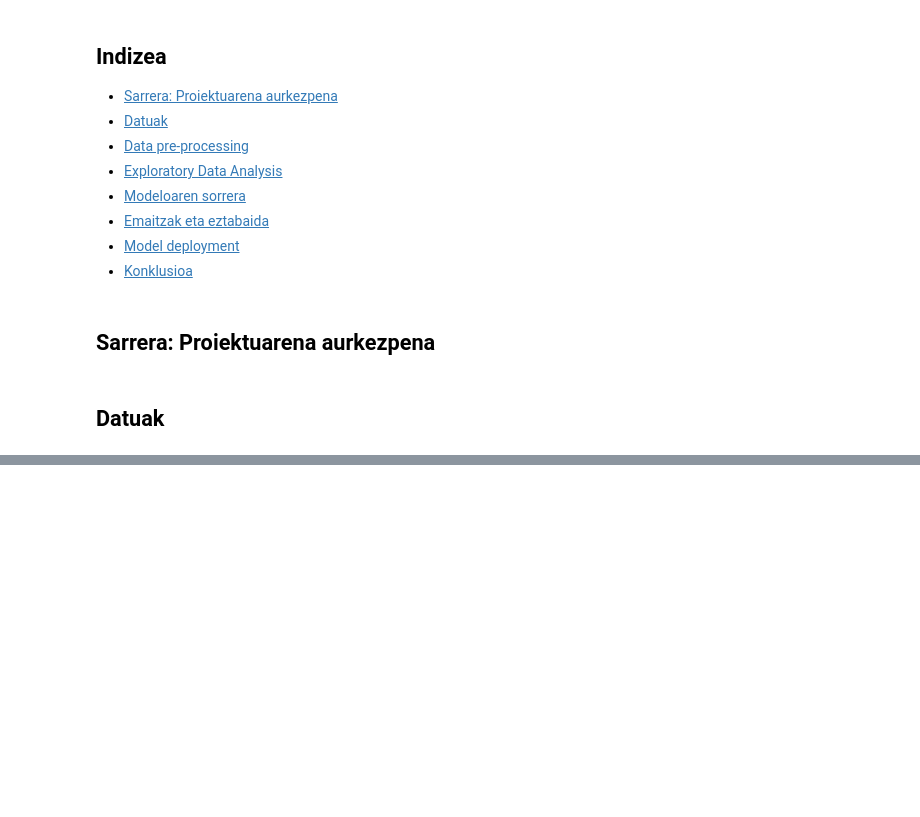
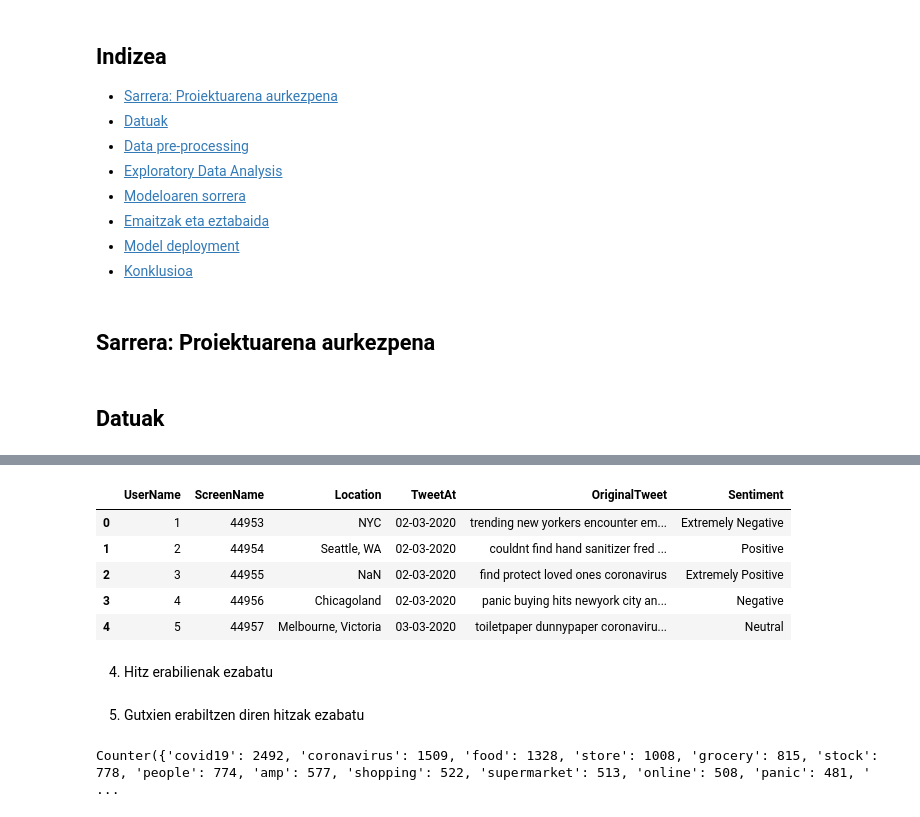
Before and after one commit to Kerman-Sanjuan/Covid-19-Tweet-Sentiment-Analysis, a Jupyter notebook: Proiektua.ipynb, the cells around one changed output, grey strips where cells are left out. Cells and saved outputs as stored; diff of their text form; code cells hidden in the pictures; blank space fills up the shorter version.

```diff
--- a/Proiektua.ipynb
+++ b/Proiektua.ipynb
@@ -26,0 +2776,17 @@ import missingno as msg
+# %%
+STOPWORDS = set(stopwords.words('english'))
+def remove_stopwords(text):
+    """custom function to remove the stopwords"""
+    return " ".join([word for word in str(text).split() if word not in STOPWORDS])
+
+df["OriginalTweet"] = df["OriginalTweet"].apply(lambda text: remove_stopwords(text))
+df.head()
+# %% [output]
+|  | UserName | ScreenName | Location | TweetAt | OriginalTweet | Sentiment |
+| 0 | 1 | 44953 | NYC | 02-03-2020 | trending new yorkers encounter em... | Extremely Negative |
+| 1 | 2 | 44954 | Seattle, WA | 02-03-2020 | couldnt find hand sanitizer fred ... | Positive |
+| 2 | 3 | 44955 | NaN | 02-03-2020 | find protect loved ones coronavirus | Extremely Positive |
+| 3 | 4 | 44956 | Chicagoland | 02-03-2020 | panic buying hits newyork city an... | Negative |
+| 4 | 5 | 44957 | Melbourne, Victoria | 03-03-2020 | toiletpaper dunnypaper coronaviru... | Neutral |
+# %% [markdown]
+4. Hitz erabilienak ezabatu
@@ -26,0 +2800,11 @@ import missingno as msg
+# %% [markdown]
+5. Gutxien erabiltzen diren hitzak ezabatu
+# %%
+from collections import Counter
+cnt = Counter()
+for text in df["OriginalTweet"].values:
+    for word in text.split():
+        cnt[word] += 1
+print(cnt)
+# %% [output]
+Counter({'covid19': 2492, 'coronavirus': 1509, 'food': 1328, 'store': 1008, 'grocery': 815, 'stock': 778, 'people': 774, 'amp': 577, 'shopping': 522, 'supermarket': 513, 'online': 508, 'panic': 481, ' ...
```
Also changed, not shown: parts of 30 cells of this notebook, 2 other files.
